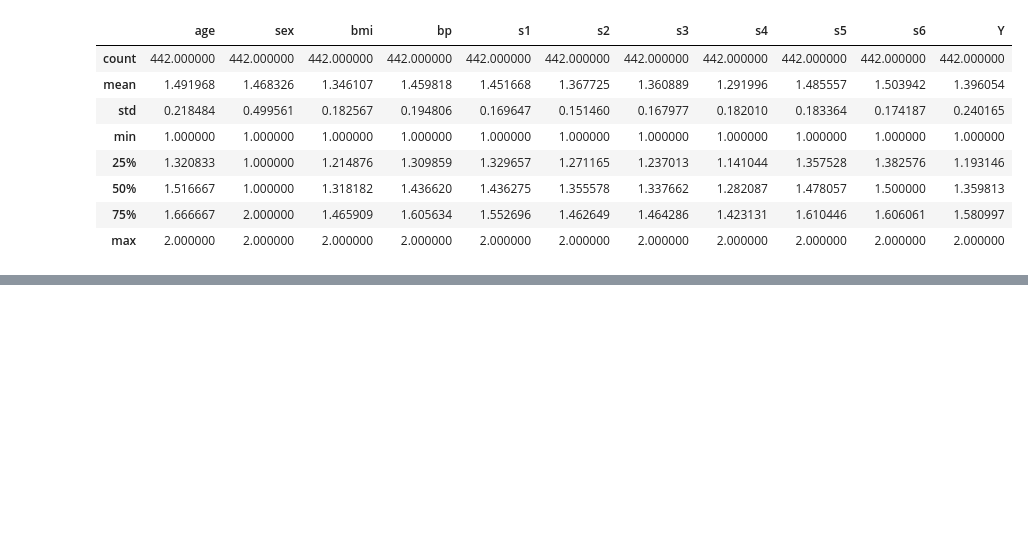
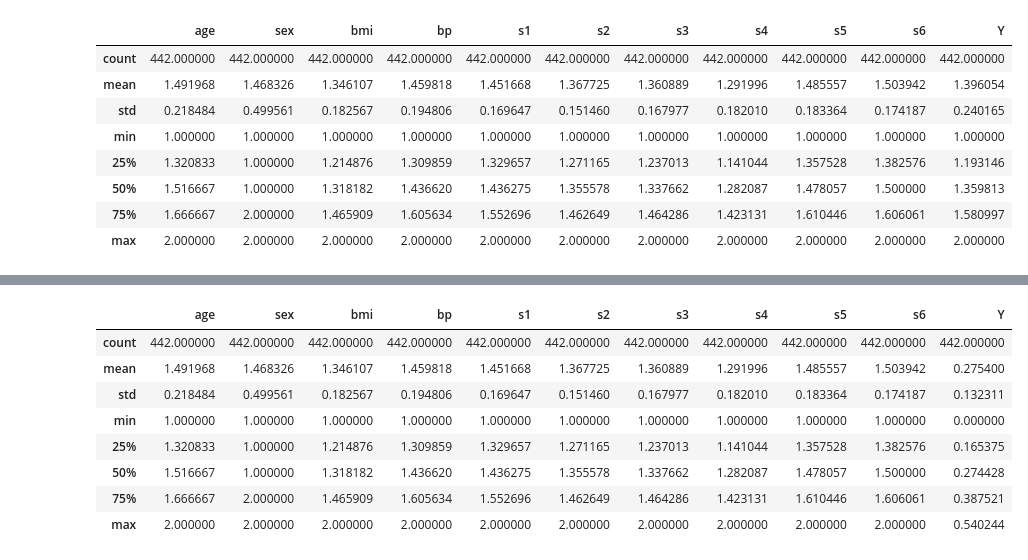
Before and after one commit to ann-2018-03/evaluacion-Lirb, a Jupyter notebook: Diabetes/Untitled.ipynb, the cells around one changed output, grey strips where cells are left out. Cells and saved outputs as stored; diff of their text form; code cells hidden in the pictures; blank space fills up the shorter version.

```diff
--- a/Diabetes/Untitled.ipynb
+++ b/Diabetes/Untitled.ipynb
@@ -86,0 +104,13 @@ ax1.boxplot(copy_DS['s4'])
+# %%
+dataSet['Y'],_ = stats.boxcox(dataSet['Y'])
+dataSet.describe()
+# %% [output]
+|  | age | sex | bmi | bp | s1 | s2 | s3 | s4 | s5 | s6 | Y |
+| count | 442.000000 | 442.000000 | 442.000000 | 442.000000 | 442.000000 | 442.000000 | 442.000000 | 442.000000 | 442.000000 | 442.000000 | 442.000000 |
+| mean | 1.491968 | 1.468326 | 1.346107 | 1.459818 | 1.451668 | 1.367725 | 1.360889 | 1.291996 | 1.485557 | 1.503942 | 0.275400 |
+| std | 0.218484 | 0.499561 | 0.182567 | 0.194806 | 0.169647 | 0.151460 | 0.167977 | 0.182010 | 0.183364 | 0.174187 | 0.132311 |
+| min | 1.000000 | 1.000000 | 1.000000 | 1.000000 | 1.000000 | 1.000000 | 1.000000 | 1.000000 | 1.000000 | 1.000000 | 0.000000 |
+| 25% | 1.320833 | 1.000000 | 1.214876 | 1.309859 | 1.329657 | 1.271165 | 1.237013 | 1.141044 | 1.357528 | 1.382576 | 0.165375 |
+| 50% | 1.516667 | 1.000000 | 1.318182 | 1.436620 | 1.436275 | 1.355578 | 1.337662 | 1.282087 | 1.478057 | 1.500000 | 0.274428 |
+| 75% | 1.666667 | 2.000000 | 1.465909 | 1.605634 | 1.552696 | 1.462649 | 1.464286 | 1.423131 | 1.610446 | 1.606061 | 0.387521 |
+| max | 2.000000 | 2.000000 | 2.000000 | 2.000000 | 2.000000 | 2.000000 | 2.000000 | 2.000000 | 2.000000 | 2.000000 | 0.540244 |
```
Also changed, not shown: parts of 19 cells of this notebook.
